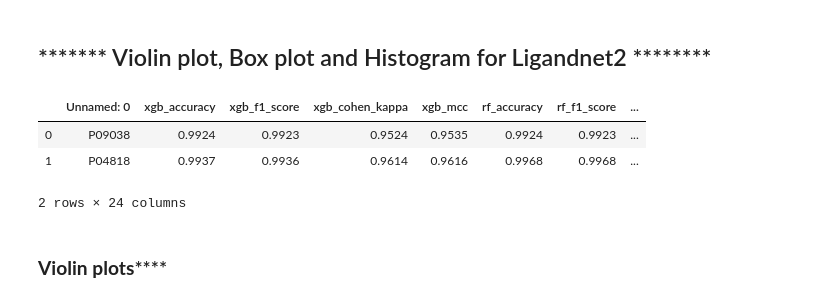
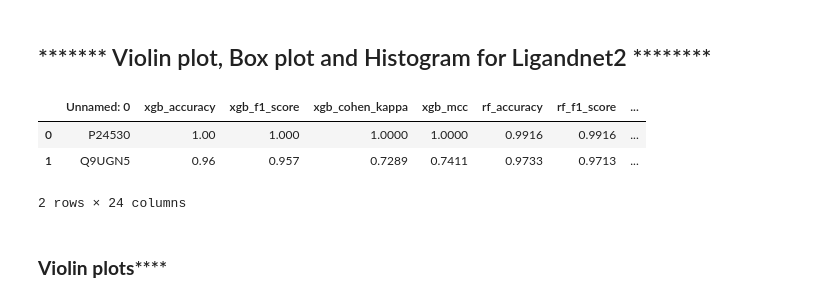
Before and after one commit to sirimullalab/LigandNet, a Jupyter notebook: violin_box_histogram_plots.ipynb, the cells around one changed output. Cells and saved outputs as stored; diff of their text form; code cells hidden in the pictures.

```diff
--- a/violin_box_histogram_plots.ipynb
+++ b/violin_box_histogram_plots.ipynb
@@ -16,12 +16,12 @@ from cycler import cycler
 %matplotlib inline
 # %%
 # Load report file
-df = pd.read_csv('Report2.csv')
+df = pd.read_csv('Report.csv')
 df.head(2)
 # %% [output]
 |  | Unnamed: 0 | xgb_accuracy | xgb_f1_score | xgb_cohen_kappa | xgb_mcc | rf_accuracy | rf_f1_score | ... |
-| 0 | P09038 | 0.9924 | 0.9923 | 0.9524 | 0.9535 | 0.9924 | 0.9923 | ... |
-| 1 | P04818 | 0.9937 | 0.9936 | 0.9614 | 0.9616 | 0.9968 | 0.9968 | ... |
+| 0 | P24530 | 1.00 | 1.000 | 1.0000 | 1.0000 | 0.9916 | 0.9916 | ... |
+| 1 | Q9UGN5 | 0.96 | 0.957 | 0.7289 | 0.7411 | 0.9733 | 0.9713 | ... |
 2 rows × 24 columns
 # %% [markdown]
 ### ****************Violin plots********************
```
Also changed, not shown: 11 other files.
